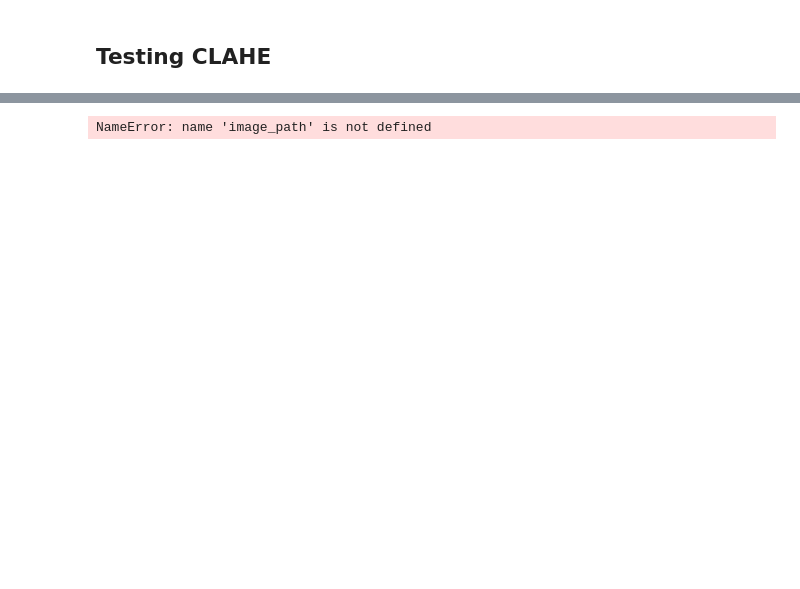
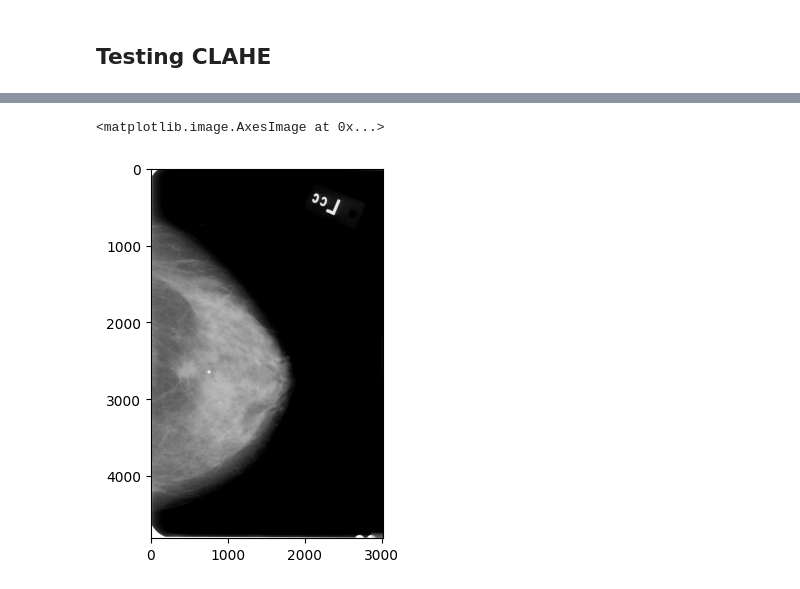
Before and after one commit to RuthJoanna0613/breast_cancer_image_processing, a Jupyter notebook: jupyter/clahe_on_mass_dataset.ipynb, the cells around one changed output, grey strips where cells are left out. Cells and saved outputs as stored; diff of their text form; code cells hidden in the pictures; blank space fills up the shorter version.

```diff
--- a/jupyter/clahe_on_mass_dataset.ipynb
+++ b/jupyter/clahe_on_mass_dataset.ipynb
@@ -126,8 +172,9 @@ calc_test_df.to_csv("../CBIS-DDSM/csv/calc_test_updated.csv")
 # %%
-image = cv2.imread(image_path, 0)
+image = cv2.imread(mass_train["image file path"][0], 0)
 plt.imshow(cv2.cvtColor(image, cv2.COLOR_BGR2RGB))
 # %% [output]
-NameError: name 'image_path' is not defined
+<matplotlib.image.AxesImage at 0x...>
+[figure, added]
 # %%
 hist,bins = np.histogram(image.flatten(),256,[0,256])
 # %%
```
Also changed, not shown: parts of 22 cells of this notebook, 9 other files.
